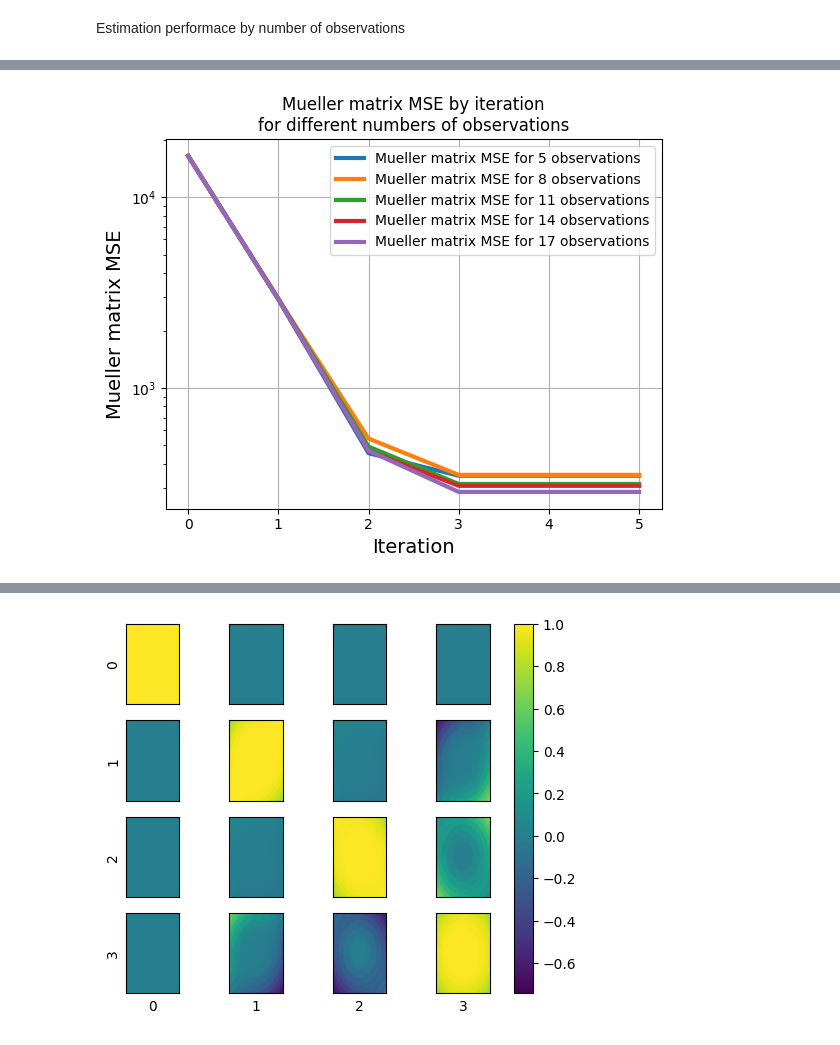
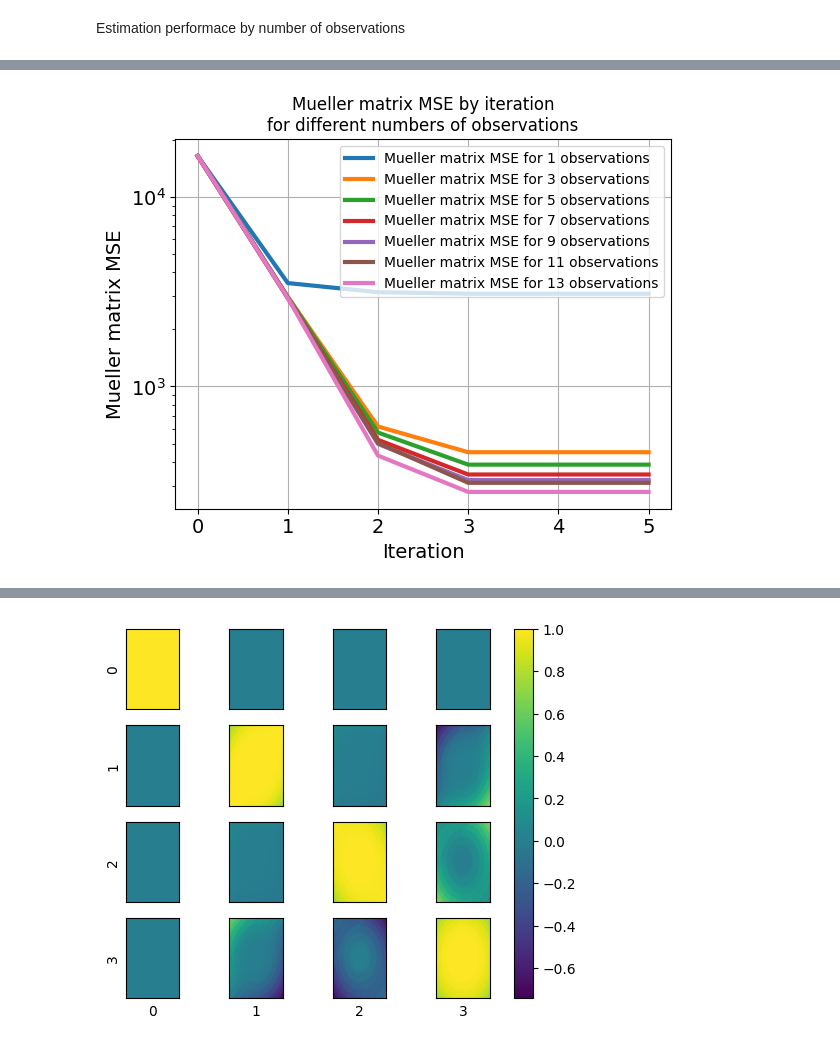
Before and after one commit to oravitan/zodiacal-polarized, a Jupyter notebook: notebooks/camera_calibration_example.ipynb, the cells around one changed output, grey strips where cells are left out. Cells and saved outputs as stored; diff of their text form; code cells hidden in the pictures.

```diff
--- a/notebooks/camera_calibration_example.ipynb
+++ b/notebooks/camera_calibration_example.ipynb
@@ -554,7 +554,7 @@ def plot_mueller(mueller, cbar=False, saveto=None):
     plt.show()
 # %%
 def get_observations(n_rotations):
-    rotations_file_path = 'saved_models/self_calibration_temp.pkl'
+    rotations_file_path = 'saved_models/self_calibration_40.pkl'
     rotation_list = np.linspace(0, 360, n_rotations, endpoint=False)
     if os.path.isfile(rotations_file_path):
         # saved rotations pickle file exists
@@ -570,4 +570,4 @@ def get_observations(n_rotations):
             pkl.dump(obs_rot, f)
     return obs_rot, rotation_list
 # %%
-obs, rotation_list = get_observations(10)
+obs, rotation_list = get_observations(12)
@@ -591,5 +585,5 @@ obs_temp = [obs_s]
 # %%
-biref_camera_intensity = [make_biref_img(o, delta, phi, n_realizations=parser["n_realizations"], fillna=0, add_noise=True) for o in obs_temp]
+biref_camera_intensity = [make_biref_img(o, delta, phi, n_realizations=parser["n_realizations"], fillna=0, add_noise=True) for o in obs]
 biref_camera_intensity_stack = np.stack(biref_camera_intensity, axis=-1)
 # %%
 plot_satellite_image_indices(biref_camera_intensity_stack[..., 0], 4, resolution=parser["resolution"], saveto='outputs/biref_camera_intensity_sat.pdf')
@@ -680,7 +674,7 @@ plot_theta(p_est_b, phi, saveto='outputs/theta_est.pdf')
 # %% [markdown]
 Estimation performace by number of observations
 # %%
-n_rotations_list = np.arange(5, 18, 3)
+n_rotations_list = np.arange(1, 15, 2)
 mueller_err_list = []
 for n_rotations in n_rotations_list:
     # ----- generate observations ------
@@ -714,16 +720,17 @@ for n_rotations in n_rotations_list:
 # %%
 plt.figure()
 for ii in range(len(mueller_err_list)):
     plt.semilogy(mueller_err_list[ii], lw=3, label=f"Mueller matrix MSE for {n_rotations_list[ii]} observations")
 plt.grid()
 plt.xlabel('Iteration', fontsize=14)
 plt.ylabel('Mueller matrix MSE', fontsize=14)
 plt.legend()
 plt.title('Mueller matrix MSE by iteration\nfor different numbers of observations')
+plt.gca().tick_params(labelsize=14)
 plt.savefig('outputs/biref_mueller_matrix_mse_itr.pdf')
 plt.show()
 # %% [output]
-[figure, old version]
+[figure, new version]
 # %%
 plt.figure()
 plt.plot(n_rotations_list, np.array(mueller_err_list)[:, -1], lw=3)
```
Also changed, not shown: parts of 8 cells of this notebook, 9 other files.
